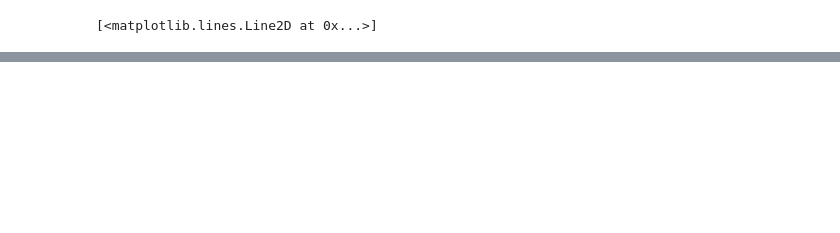
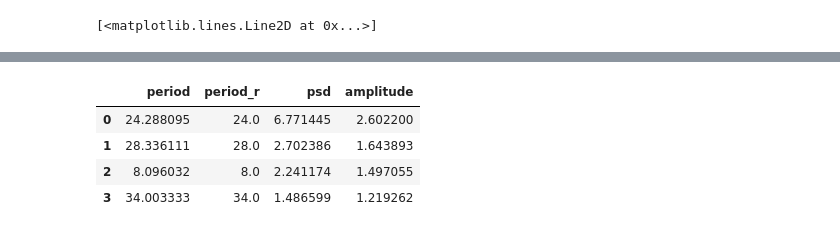
Before and after one commit to raffaelemazziotti/thermal_labeler, a Jupyter notebook: analysis_pd.ipynb, the cells around one changed output, grey strips where cells are left out. Drawn from its saved outputs; the diff is of its cells as text; code cells hidden in the pictures; blank space fills up the shorter version.

```diff
--- a/analysis_pd.ipynb
+++ b/analysis_pd.ipynb
@@ -326,3 +321,9 @@ ax.plot(cos.time, cos.curve)
 [interactive output not drawn]
 [interactive output not drawn]
 [<matplotlib.lines.Line2D at 0x...>]
+# %%
+
+perg = Periodogram(data_min['temp_rt_diff'],fs=60)
+perg.plot()
+perg.peaks_signi
+# %% [output]
@@ -328,0 +332,5 @@ ax.plot(cos.time, cos.curve)
+|  | period | period_r | psd | amplitude |
+| 0 | 24.288095 | 24.0 | 6.771445 | 2.602200 |
+| 1 | 28.336111 | 28.0 | 2.702386 | 1.643893 |
+| 2 | 8.096032 | 8.0 | 2.241174 | 1.497055 |
+| 3 | 34.003333 | 34.0 | 1.486599 | 1.219262 |
```
Also changed, not shown: parts of 9 cells of this notebook, 1 other file.
